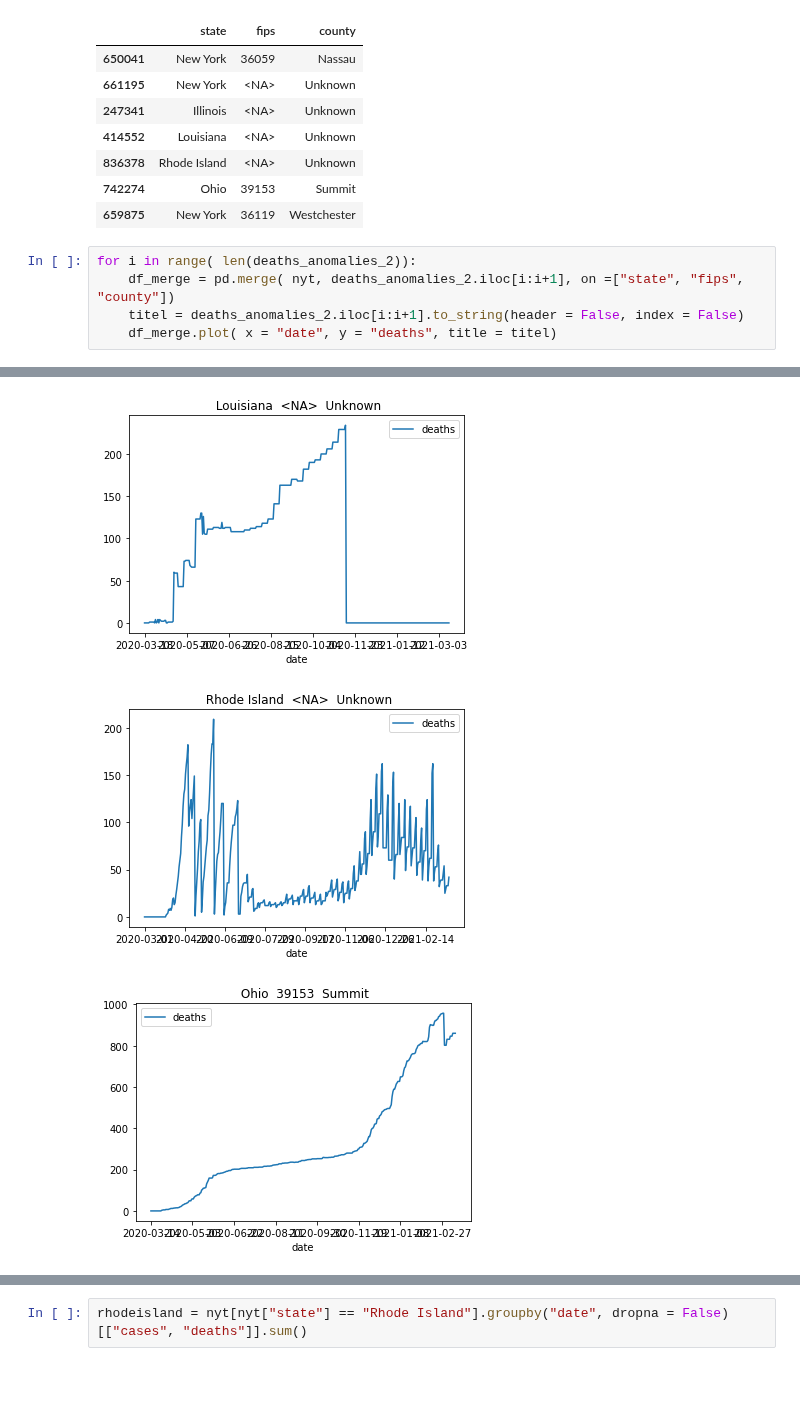
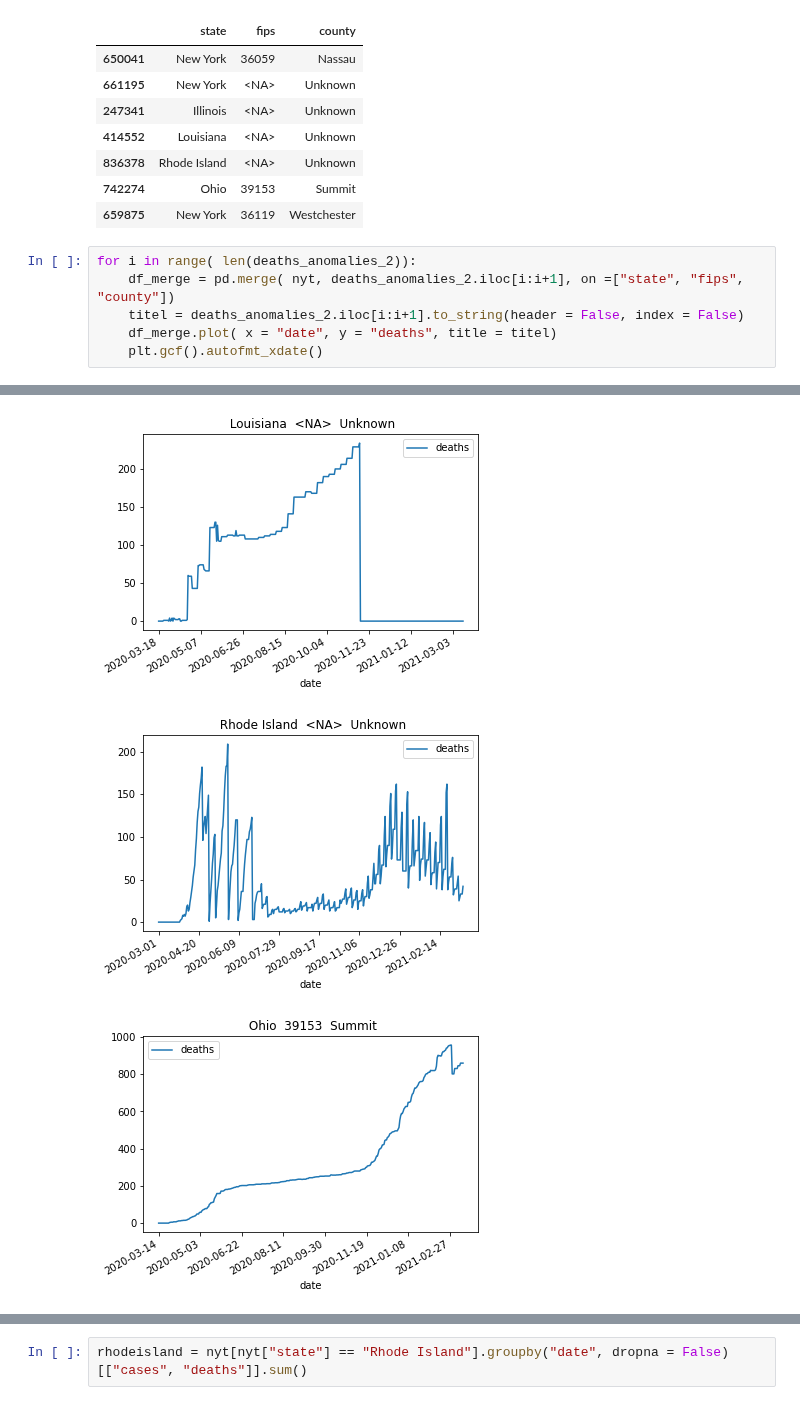
Before and after one commit to severine-baudry/capstone_data_engineer, a Jupyter notebook: covid_corr_weather.ipynb, the cells around one changed output, grey strips where cells are left out. Cells and saved outputs as stored; diff of their text form; blank space fills up the shorter version.

```diff
--- a/covid_corr_weather.ipynb
+++ b/covid_corr_weather.ipynb
@@ -164,4 +164,5 @@ for i in range( len(deaths_anomalies_2)):
     df_merge = pd.merge( nyt, deaths_anomalies_2.iloc[i:i+1], on =["state", "fips", "county"])
     titel = deaths_anomalies_2.iloc[i:i+1].to_string(header = False, index = False)
     df_merge.plot( x = "date", y = "deaths", title = titel)
+    plt.gcf().autofmt_xdate()
 # %% [output]
@@ -171,3 +172,3 @@ for i in range( len(deaths_anomalies_2)):
-[figure, old version]
+[figure, new version]
-[figure, old version]
+[figure, new version]
-[figure, old version]
+[figure, new version]
```
Also changed, not shown: parts of 5 cells of this notebook.
